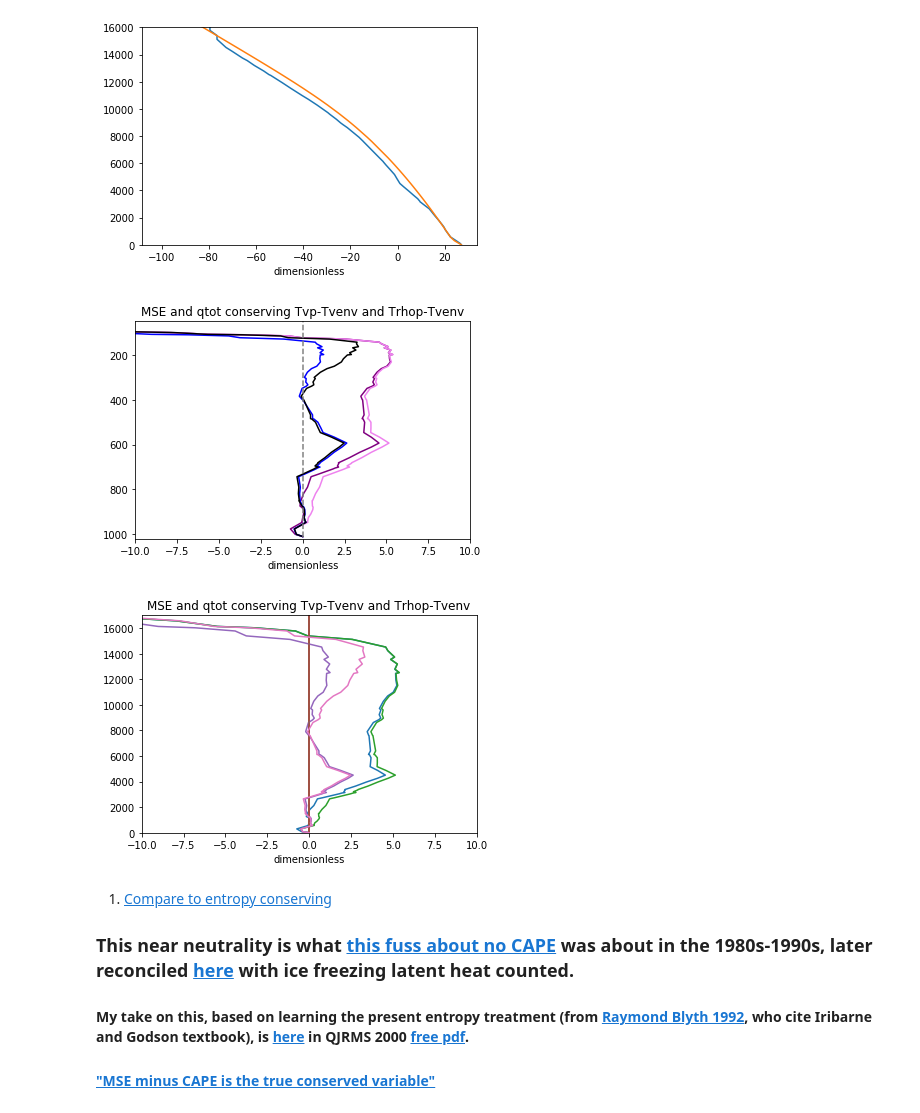
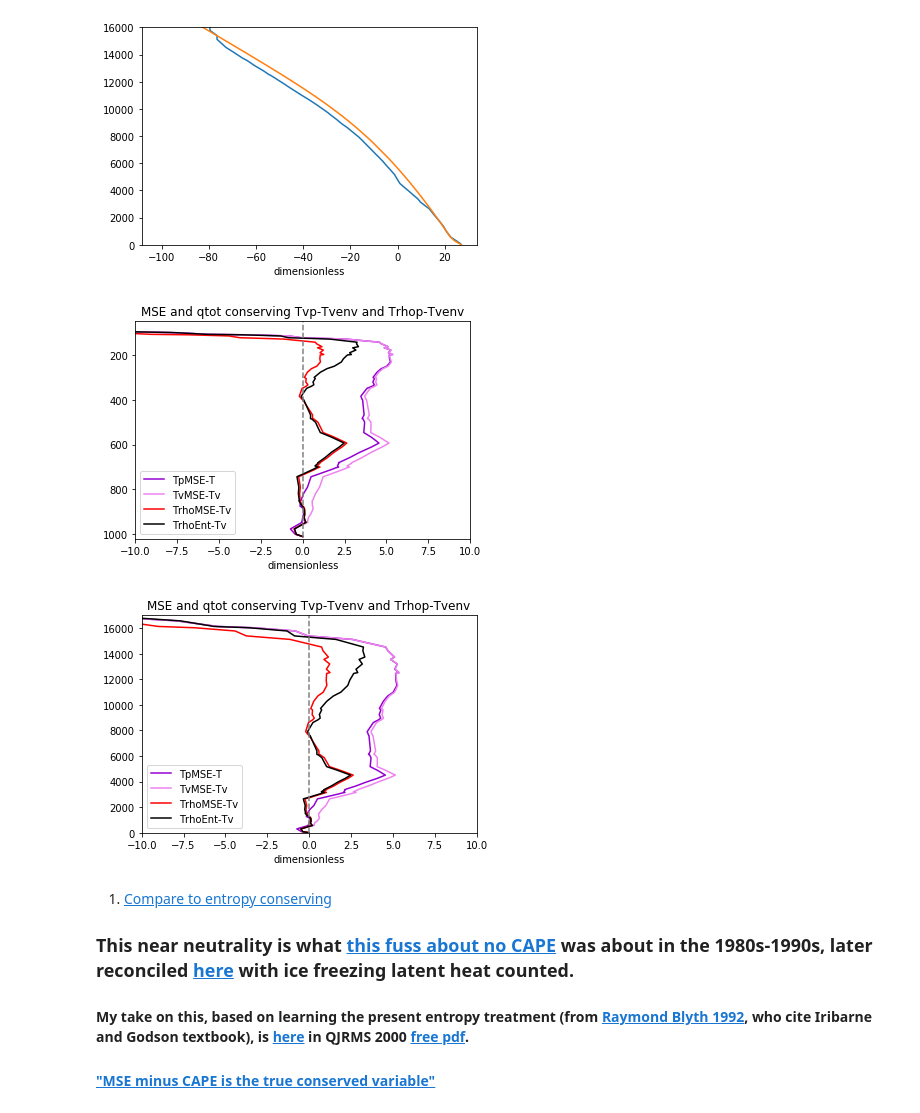
Before and after one commit to weiming9115/ATM663_convection_meso, a Jupyter notebook: Resources/Notebooks/Real_Parcel_Buoyancy_weiming.ipynb, the cells around one changed output. Saved outputs shown, nothing was run; the diff lists cells and outputs as text; code cells hidden in the pictures.

```diff
--- a/Resources/Notebooks/Real_Parcel_Buoyancy_weiming.ipynb
+++ b/Resources/Notebooks/Real_Parcel_Buoyancy_weiming.ipynb
@@ -304,6 +304,8 @@ def Trho(T,qv,qc):
     Tref = 273.16
     return (1 + 0.61*qv -qc)*(T+Tref) - Tref # density temperature, considering condensed water loading
 # %%
+qcp = qtot - qvp
+
 fig = plt.figure(figsize=(14,5))
 
 ax1 = plt.subplot(1,2,1)
@@ -401,28 +404,31 @@ ylim([0,16000])
 (0, 16000)
 [figure]
 # %%
-plot(TpMSE-T,p,'purple')
+plot(TpMSE-T,p,'darkviolet')
 plot( Tv(TpMSE,qvpMSE)-Tv(T,q) ,p, 'violet')
-plot( Trho(TpMSE,qvpMSE,qcpMSE)-Tv(T,q) ,p, 'b')
+plot( Trho(TpMSE,qvpMSE,qcpMSE)-Tv(T,q) ,p, 'r') # MSE-conserved T
 
 ylim([1020,50]); xlim([-10,10]); title('MSE and qtot conserving Tvp-Tvenv and Trhop-Tvenv')
 plot( dTrho_entropy ,p,'k'); plot(p*0,p,'--',color='grey') # entropy
+plt.legend(['TpMSE-T','TvMSE-Tv','TrhoMSE-Tv','TrhoEnt-Tv'])
 
 dTrho_MSE = Trho(TpMSE,qvpMSE,qcpMSE)-Tv(T,q)
 # %% [output]
-[figure, old version]
+[figure, new version]
 # %%
 # Z coord plot as it becomes CAPE = integral (b dZ)
-plot(TpMSE-T,Z); plot(p*0,Z)
-plot( Tv(TpMSE,qvpMSE)-Tv(T,q) ,Z); plot(p*0,Z)
-plot( Trho(TpMSE,qvpMSE,qcpMSE)-Tv(T,q) ,Z); plot(p*0,Z)
+plot(TpMSE-T,Z,'darkviolet')
+plot( Tv(TpMSE,qvpMSE)-Tv(T,q) ,Z, 'violet')
+plot( Trho(TpMSE,qvpMSE,qcpMSE)-Tv(T,q) ,Z, 'r')
 
 ylim([0,17000]); xlim([-10,10]); title('MSE and qtot conserving Tvp-Tvenv and Trhop-Tvenv')
-plot( dTrho_entropy ,Z)
+plot( dTrho_entropy ,Z, 'k'); plot(p*0,Z,'--',color='grey')
+plt.legend(['TpMSE-T','TvMSE-Tv','TrhoMSE-Tv','TrhoEnt-Tv'])
+
 
 dTrho_MSE = Trho(TpMSE,qvpMSE,qcpMSE)-Tv(T,q)
 # %% [output]
-[figure, old version]
+[figure, new version]
 # %% [markdown]
 1. <a href="#b_from_s">Compare to entropy conserving</a>
 
```
Also changed, not shown: parts of 14 cells of this notebook.
